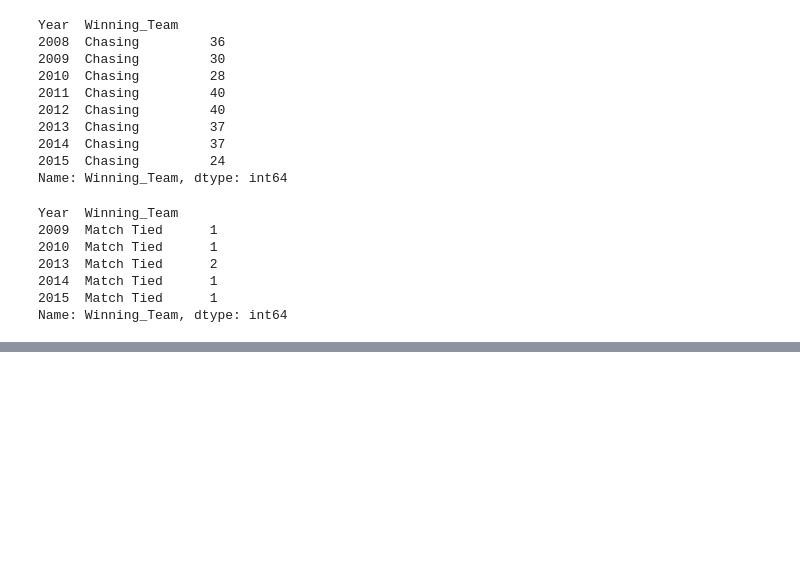
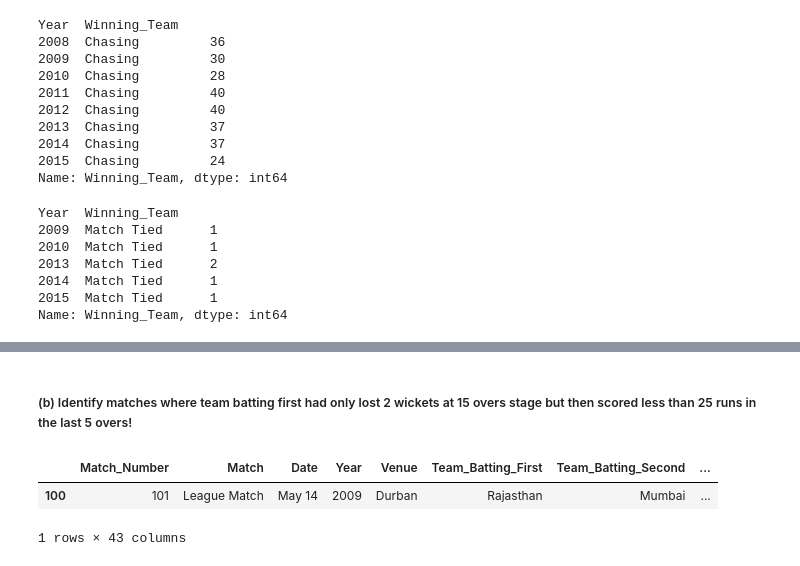
Before and after one commit to gopalkatariya44/MLAI, a Jupyter notebook: exericise/Untitled.ipynb, the cells around one changed output, grey strips where cells are left out. Saved outputs shown, nothing was run; the diff lists cells and outputs as text; code cells hidden in the pictures; blank space fills up the shorter version.

```diff
--- a/exericise/Untitled.ipynb
+++ b/exericise/Untitled.ipynb
@@ -124,0 +216,11 @@ Name: Winning_Team, dtype: int64
+# %%
+matches_2 = df[(df['Bat_First_15_ov_wkts_lost']==2)&
+             (df['Bat_First_20_ov_score']-df['Bat_First_15_ov_score']<25)]
+# %% [markdown]
+##### (b) Identify matches where team batting first had only lost 2 wickets at 15 overs stage but then scored less than 25 runs in the last 5 overs!
+# %%
+matches_2
+# %% [output]
+|  | Match_Number | Match | Date | Year | Venue | Team_Batting_First | Team_Batting_Second | ... |
+| 100 | 101 | League Match | May 14 | 2009 | Durban | Rajasthan | Mumbai | ... |
+1 rows × 43 columns
```
Also changed, not shown: parts of 19 cells of this notebook, 18 other files.
